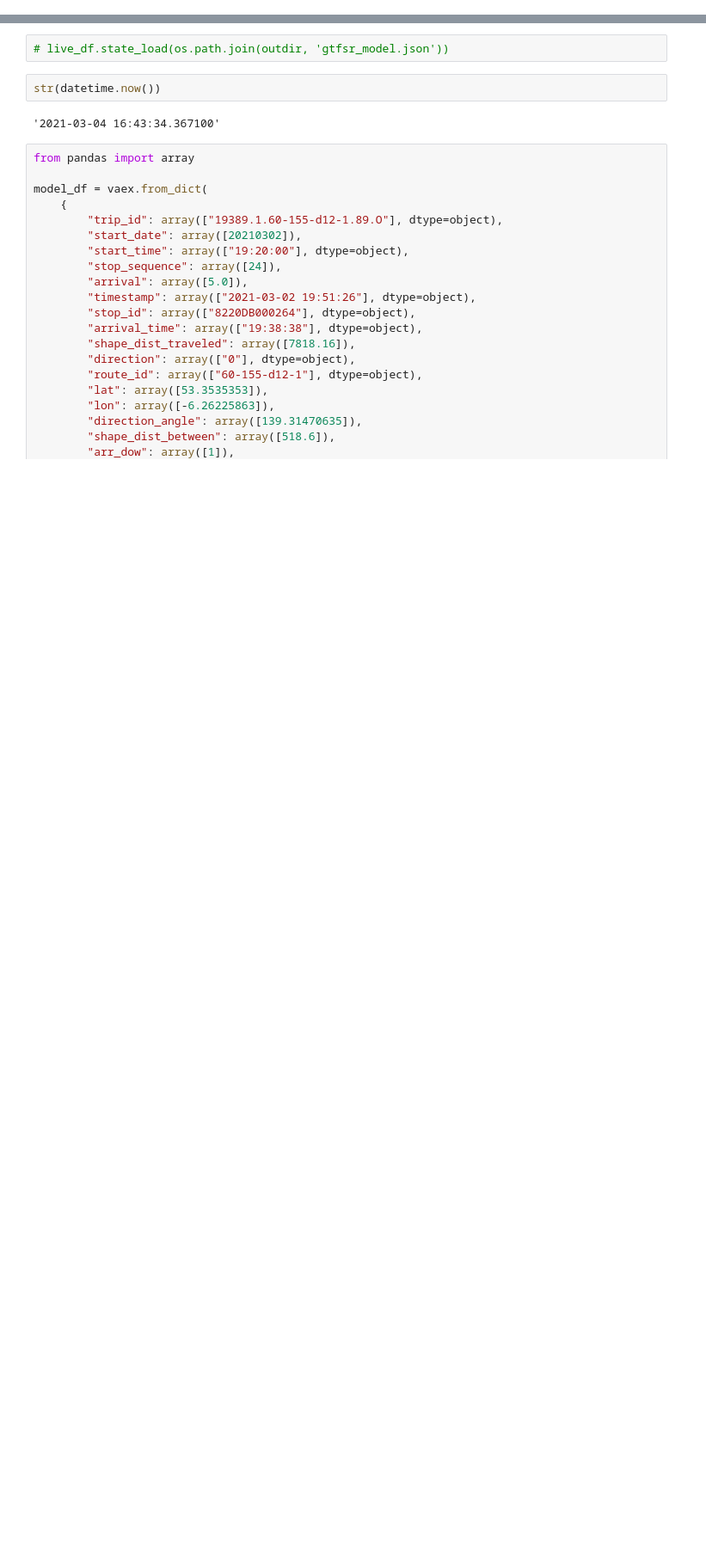
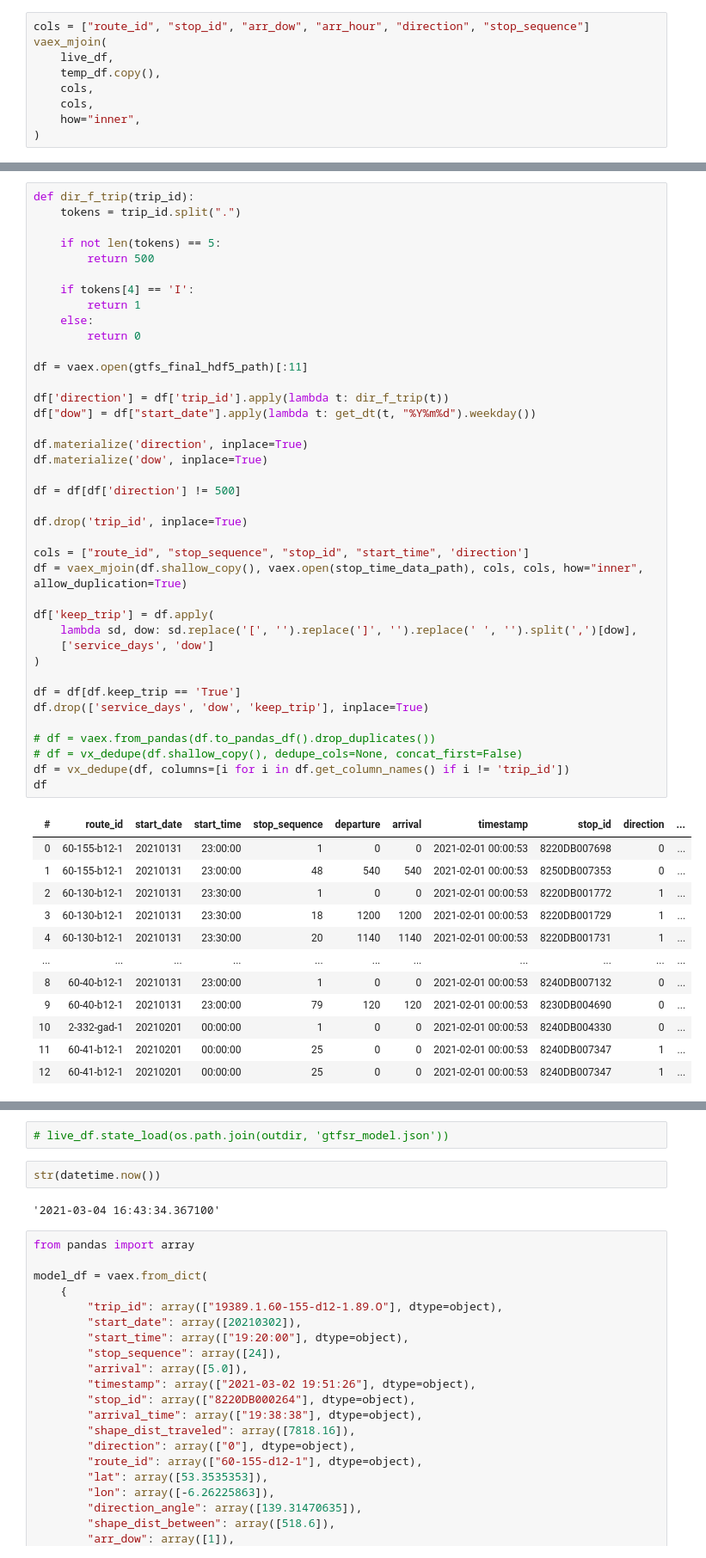
Before and after one commit to Drakodav/backend_d-dub, a Jupyter notebook: ml/processing/notebooks/gtfsr_deploy.ipynb, the cells around one changed output, grey strips where cells are left out. Shown at 86% size. Drawn from its saved outputs; the diff is of its cells as text; blank space fills up the shorter version.

```diff
--- a/ml/processing/notebooks/gtfsr_deploy.ipynb
+++ b/ml/processing/notebooks/gtfsr_deploy.ipynb
@@ -56,0 +98,9 @@ live_df
+# %%
+cols = ["route_id", "stop_id", "arr_dow", "arr_hour", "direction", "stop_sequence"]
+vaex_mjoin(
+    live_df,
+    temp_df.copy(),
+    cols,
+    cols,
+    how="inner",
+)
@@ -56,0 +172,52 @@ live_df
+# %%
+def dir_f_trip(trip_id):
+    tokens = trip_id.split(".")
+
+    if not len(tokens) == 5:
+        return 500
+
+    if tokens[4] == 'I':
+        return 1
+    else:
+        return 0
+
+df = vaex.open(gtfs_final_hdf5_path)[:11]
+
+df['direction'] = df['trip_id'].apply(lambda t: dir_f_trip(t))
+df["dow"] = df["start_date"].apply(lambda t: get_dt(t, "%Y%m%d").weekday())
+
+df.materialize('direction', inplace=True)
+df.materialize('dow', inplace=True)
+
+df = df[df['direction'] != 500]
+
+df.drop('trip_id', inplace=True)
+
+cols = ["route_id", "stop_sequence", "stop_id", "start_time", 'direction']
+df = vaex_mjoin(df.shallow_copy(), vaex.open(stop_time_data_path), cols, cols, how="inner", allow_duplication=True)
+
+df['keep_trip'] = df.apply(
+    lambda sd, dow: sd.replace('[', '').replace(']', '').replace(' ', '').split(',')[dow],
+    ['service_days', 'dow']
+)
+
+df = df[df.keep_trip == 'True']
+df.drop(['service_days', 'dow', 'keep_trip'], inplace=True)
+
+# df = vaex.from_pandas(df.to_pandas_df().drop_duplicates())
+# df = vx_dedupe(df.shallow_copy(), dedupe_cols=None, concat_first=False)
+df = vx_dedupe(df, columns=[i for i in df.get_column_names() if i != 'trip_id'])
+df
+# %% [output]
+| # | route_id | start_date | start_time | stop_sequence | departure | arrival | timestamp | stop_id | direction | ... |
+| 0 | 60-155-b12-1 | 20210131 | 23:00:00 | 1 | 0 | 0 | 2021-02-01 00:00:53 | 8220DB007698 | 0 | ... |
+| 1 | 60-155-b12-1 | 20210131 | 23:00:00 | 48 | 540 | 540 | 2021-02-01 00:00:53 | 8250DB007353 | 0 | ... |
+| 2 | 60-130-b12-1 | 20210131 | 23:30:00 | 1 | 0 | 0 | 2021-02-01 00:00:53 | 8220DB001772 | 1 | ... |
+| 3 | 60-130-b12-1 | 20210131 | 23:30:00 | 18 | 1200 | 1200 | 2021-02-01 00:00:53 | 8220DB001729 | 1 | ... |
+| 4 | 60-130-b12-1 | 20210131 | 23:30:00 | 20 | 1140 | 1140 | 2021-02-01 00:00:53 | 8220DB001731 | 1 | ... |
+| ... | ... | ... | ... | ... | ... | ... | ... | ... | ... | ... |
+| 8 | 60-40-b12-1 | 20210131 | 23:00:00 | 1 | 0 | 0 | 2021-02-01 00:00:53 | 8240DB007132 | 0 | ... |
+| 9 | 60-40-b12-1 | 20210131 | 23:00:00 | 79 | 120 | 120 | 2021-02-01 00:00:53 | 8230DB004690 | 0 | ... |
+| 10 | 2-332-gad-1 | 20210201 | 00:00:00 | 1 | 0 | 0 | 2021-02-01 00:00:53 | 8240DB004330 | 0 | ... |
+| 11 | 60-41-b12-1 | 20210201 | 00:00:00 | 25 | 0 | 0 | 2021-02-01 00:00:53 | 8240DB007347 | 1 | ... |
+| 12 | 60-41-b12-1 | 20210201 | 00:00:00 | 25 | 0 | 0 | 2021-02-01 00:00:53 | 8240DB007347 | 1 | ... |
```
Also changed, not shown: parts of 24 cells of this notebook, 6 other files.
